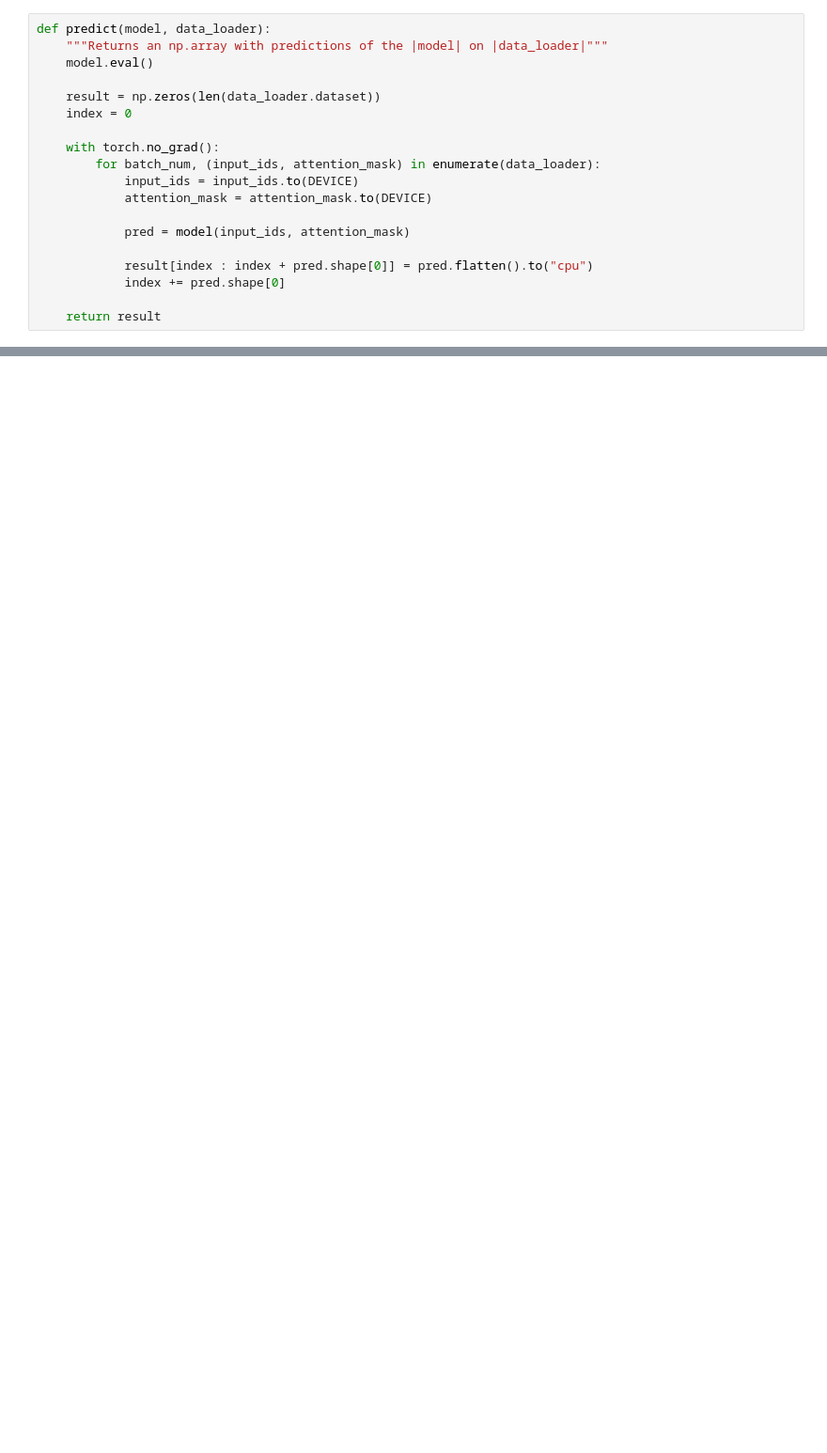
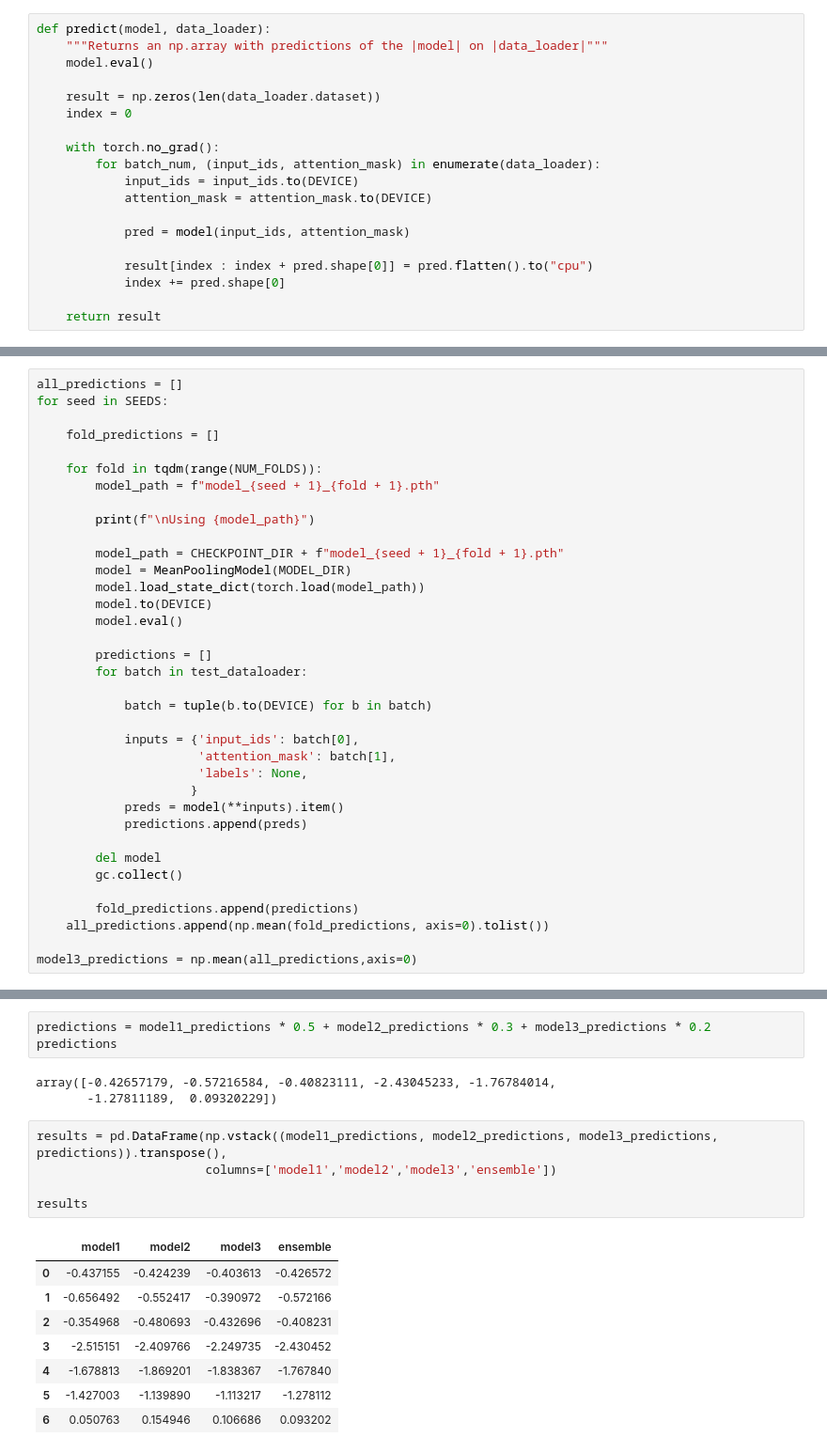
Before and after one commit to KickItLikeShika/cracking-kaggle-competitions, a Jupyter notebook: NLP/CommonLit Readability Prize/CommonLitReadabilityPrize.ipynb, the cells around one changed output, grey strips where cells are left out. Shown: that part at 94% size. Cells and saved outputs as stored; diff of their text form; blank space fills up the shorter version.

```diff
--- a/NLP/CommonLit Readability Prize/CommonLitReadabilityPrize.ipynb
+++ b/NLP/CommonLit Readability Prize/CommonLitReadabilityPrize.ipynb
@@ -496,0 +589,36 @@ Some weights of the model checkpoint at roberta-base were not used when initiali
+# %%
+all_predictions = []
+for seed in SEEDS:
+
+    fold_predictions = []
+
+    for fold in tqdm(range(NUM_FOLDS)):
+        model_path = f"model_{seed + 1}_{fold + 1}.pth"
+
+        print(f"\nUsing {model_path}")
+
+        model_path = CHECKPOINT_DIR + f"model_{seed + 1}_{fold + 1}.pth"
+        model = MeanPoolingModel(MODEL_DIR)
+        model.load_state_dict(torch.load(model_path))
+        model.to(DEVICE)
+        model.eval()
+
+        predictions = []
+        for batch in test_dataloader:
+
+            batch = tuple(b.to(DEVICE) for b in batch)
+
+            inputs = {'input_ids': batch[0],
+                      'attention_mask': batch[1],
+                      'labels': None,
+                     }
+            preds = model(**inputs).item()
+            predictions.append(preds)
+
+        del model
+        gc.collect()
+
+        fold_predictions.append(predictions)
+    all_predictions.append(np.mean(fold_predictions, axis=0).tolist())
+
+model3_predictions = np.mean(all_predictions,axis=0)
@@ -496,0 +635,20 @@ Some weights of the model checkpoint at roberta-base were not used when initiali
+# %%
+predictions = model1_predictions * 0.5 + model2_predictions * 0.3 + model3_predictions * 0.2
+predictions
+# %% [output]
+array([-0.42657179, -0.57216584, -0.40823111, -2.43045233, -1.76784014,
+       -1.27811189,  0.09320229])
+# %%
+results = pd.DataFrame(np.vstack((model1_predictions, model2_predictions, model3_predictions, predictions)).transpose(),
+                       columns=['model1','model2','model3','ensemble'])
+
+results
+# %% [output]
+|  | model1 | model2 | model3 | ensemble |
+| 0 | -0.437155 | -0.424239 | -0.403613 | -0.426572 |
+| 1 | -0.656492 | -0.552417 | -0.390972 | -0.572166 |
+| 2 | -0.354968 | -0.480693 | -0.432696 | -0.408231 |
+| 3 | -2.515151 | -2.409766 | -2.249735 | -2.430452 |
+| 4 | -1.678813 | -1.869201 | -1.838367 | -1.767840 |
+| 5 | -1.427003 | -1.139890 | -1.113217 | -1.278112 |
+| 6 | 0.050763 | 0.154946 | 0.106686 | 0.093202 |
```
Also changed, not shown: parts of 28 cells of this notebook, 1 other file.
